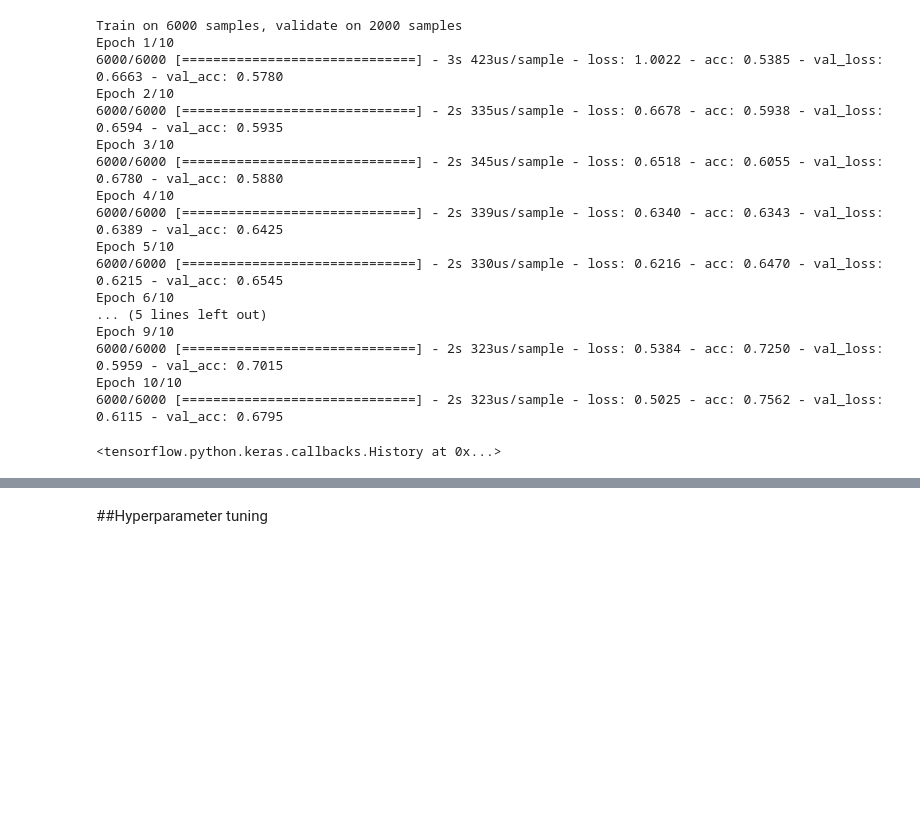
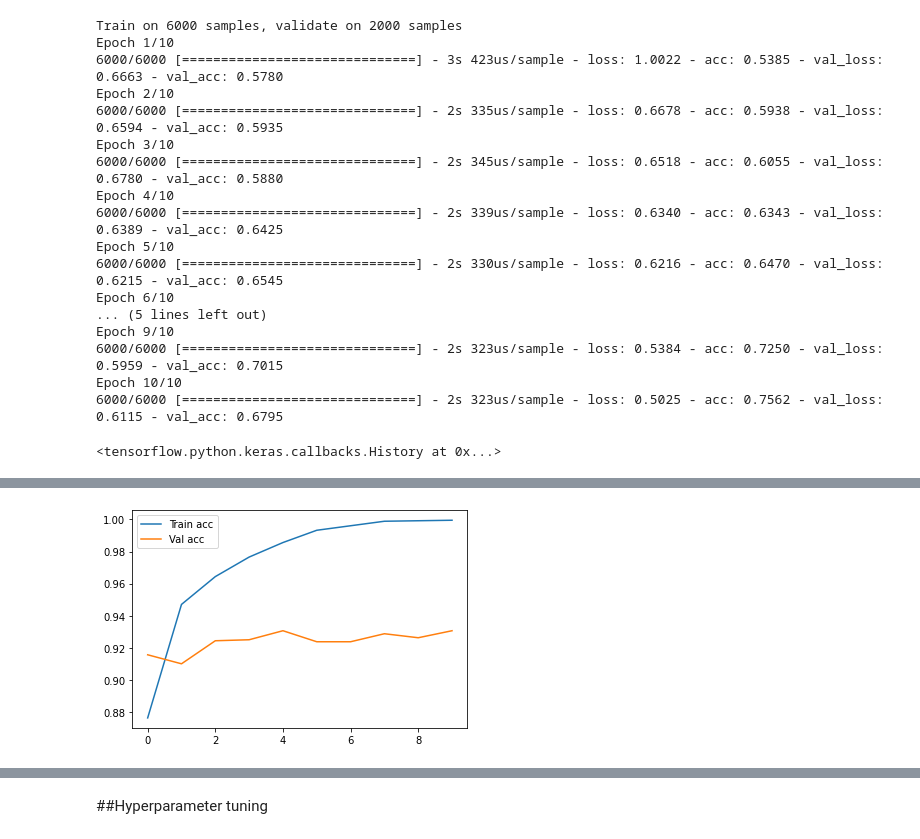
Before and after one commit to premkumar25/Cat-Dog-Image-Classification, a Jupyter notebook: Cats_and__Dogs_Classification.ipynb, the cells around one changed output, grey strips where cells are left out. Saved outputs shown, nothing was run; the diff lists cells and outputs as text; code cells hidden in the pictures; blank space fills up the shorter version.

```diff
--- a/Cats_and__Dogs_Classification.ipynb
+++ b/Cats_and__Dogs_Classification.ipynb
@@ -352,0 +376,2 @@ Epoch 10/10
+# %%
+vgg_model = Model(inputs=vgg.input, outputs=prediction)
@@ -352,0 +398,16 @@ Epoch 10/10
+# %%
+vgg_model.compile(loss='binary_crossentropy', optimizer='adam',metrics=['accuracy'])
+# %%
+vgg_train_dataset = image_generator.flow_from_directory(batch_size=32,
+                                                 directory='dataset/training_set',
+                                                 shuffle=True,
+                                                 target_size=(224, 224),
+                                                 subset="training",
+                                                 class_mode='binary')
+
+vgg_validation_dataset = image_generator.flow_from_directory(batch_size=32,
+                                                 directory='dataset/training_set',
+                                                 shuffle=True,
+                                                 target_size=(224, 224),
+                                                 subset="validation",
+                                                 class_mode='binary')
@@ -352,0 +417,2 @@ Epoch 10/10
+# %%
+v = vgg_model.fit_generator(vgg_train_dataset, validation_data=vgg_validation_dataset, epochs=10, steps_per_epoch=len(vgg_train_dataset), validation_steps=len(vgg_validation_dataset))
@@ -352,0 +440,7 @@ Epoch 10/10
+# %%
+plt.plot(v.history['accuracy'], label='Train acc')
+plt.plot(v.history['val_accuracy'], label='Val acc')
+plt.legend()
+plt.show()
+# %% [output]
+[figure, added]
```
Also changed, not shown: parts of 11 cells of this notebook.
